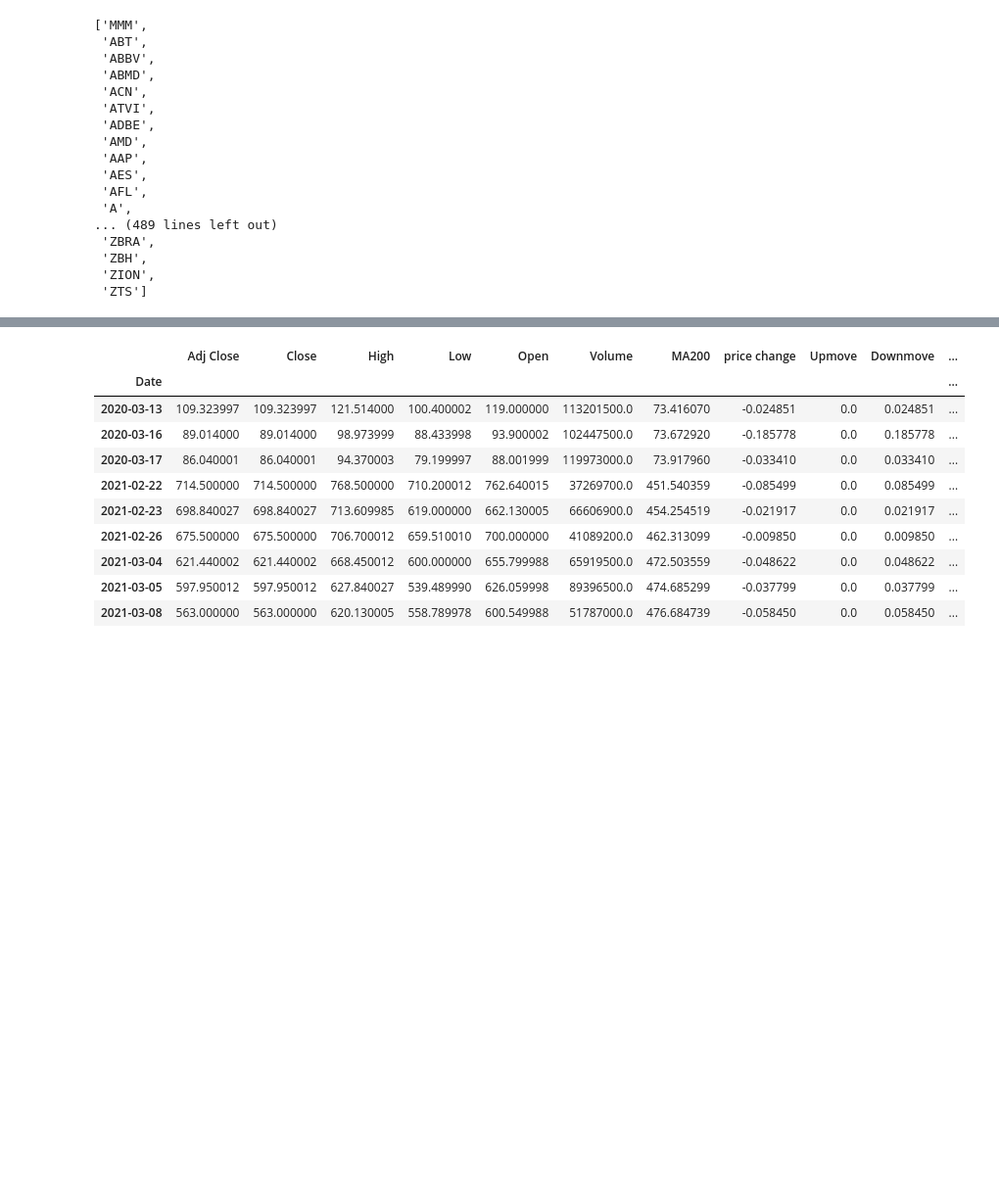
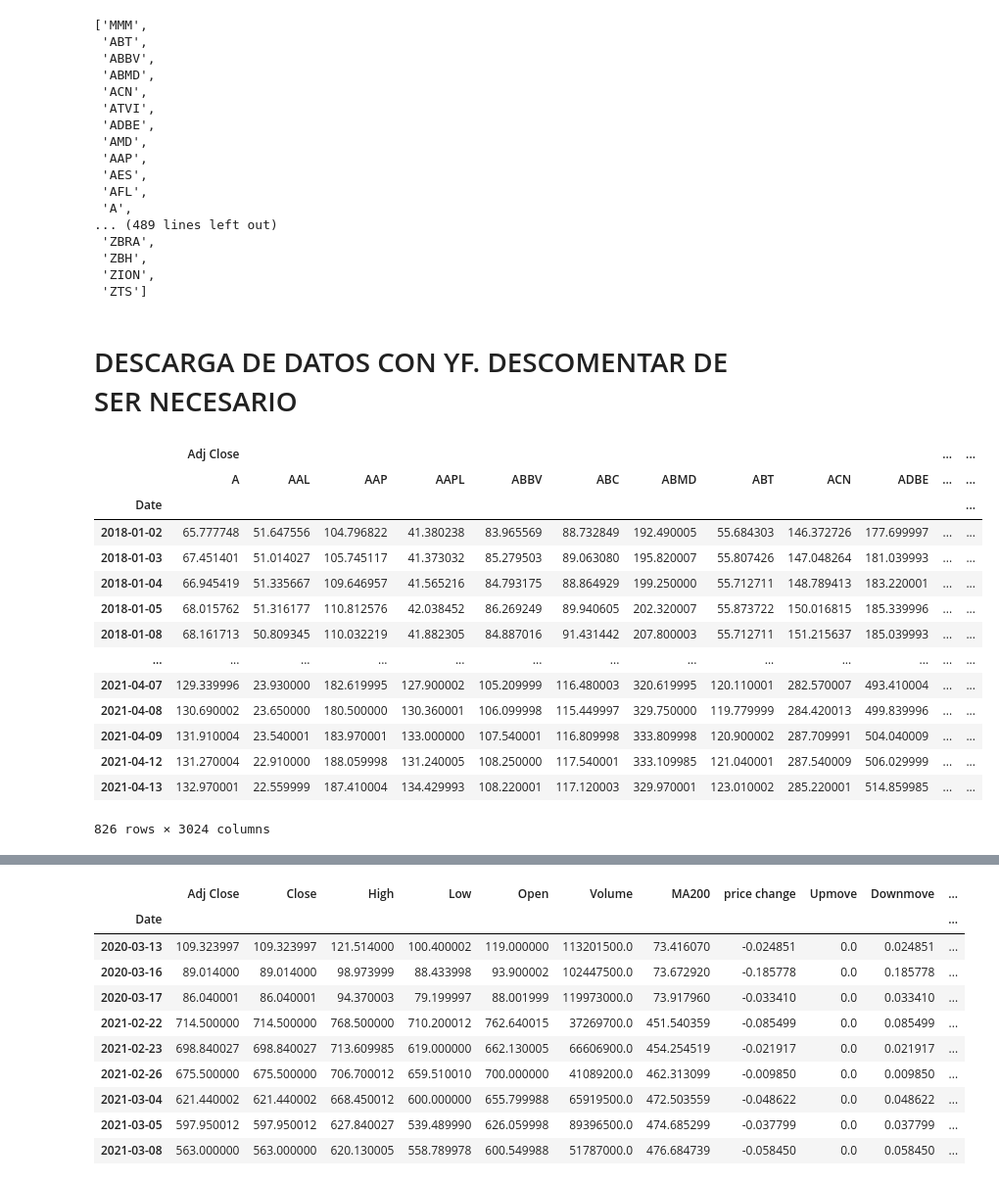
Before and after one commit to AgustinRamiroDiaz/Algorithmic-Python-Trading, a Jupyter notebook: RSI_Strat_x_500_Algovibes.ipynb, the cells around one changed output, grey strips where cells are left out. Shown at 98% size. Cells and saved outputs as stored; diff of their text form; code cells hidden in the pictures; blank space fills up the shorter version.

Commit message:
Saved local data for sp500

```diff
--- a/RSI_Strat_x_500_Algovibes.ipynb
+++ b/RSI_Strat_x_500_Algovibes.ipynb
@@ -95,3 +96,5 @@ tickers
 # %%
 # Si quiero eliminar un ticker de la lista
 tickers.remove('WDC')
+# %% [markdown]
+# DESCARGA DE DATOS CON YF. DESCOMENTAR DE SER NECESARIO
@@ -97,0 +106,20 @@ tickers.remove('WDC')
+# %%
+sp500 = pd.read_pickle("./SP500-data.pkl")
+# %%
+sp500
+# %% [output]
+|  | Adj Close |  |  |  |  |  |  |  |  |  | ... | ... |
+|  | A | AAL | AAP | AAPL | ABBV | ABC | ABMD | ABT | ACN | ADBE | ... | ... |
+| Date |  |  |  |  |  |  |  |  |  |  |  | ... |
+| 2018-01-02 | 65.777748 | 51.647556 | 104.796822 | 41.380238 | 83.965569 | 88.732849 | 192.490005 | 55.684303 | 146.372726 | 177.699997 | ... | ... |
+| 2018-01-03 | 67.451401 | 51.014027 | 105.745117 | 41.373032 | 85.279503 | 89.063080 | 195.820007 | 55.807426 | 147.048264 | 181.039993 | ... | ... |
+| 2018-01-04 | 66.945419 | 51.335667 | 109.646957 | 41.565216 | 84.793175 | 88.864929 | 199.250000 | 55.712711 | 148.789413 | 183.220001 | ... | ... |
+| 2018-01-05 | 68.015762 | 51.316177 | 110.812576 | 42.038452 | 86.269249 | 89.940605 | 202.320007 | 55.873722 | 150.016815 | 185.339996 | ... | ... |
+| 2018-01-08 | 68.161713 | 50.809345 | 110.032219 | 41.882305 | 84.887016 | 91.431442 | 207.800003 | 55.712711 | 151.215637 | 185.039993 | ... | ... |
+| ... | ... | ... | ... | ... | ... | ... | ... | ... | ... | ... | ... | ... |
+| 2021-04-07 | 129.339996 | 23.930000 | 182.619995 | 127.900002 | 105.209999 | 116.480003 | 320.619995 | 120.110001 | 282.570007 | 493.410004 | ... | ... |
+| 2021-04-08 | 130.690002 | 23.650000 | 180.500000 | 130.360001 | 106.099998 | 115.449997 | 329.750000 | 119.779999 | 284.420013 | 499.839996 | ... | ... |
+| 2021-04-09 | 131.910004 | 23.540001 | 183.970001 | 133.000000 | 107.540001 | 116.809998 | 333.809998 | 120.900002 | 287.709991 | 504.040009 | ... | ... |
+| 2021-04-12 | 131.270004 | 22.910000 | 188.059998 | 131.240005 | 108.250000 | 117.540001 | 333.109985 | 121.040001 | 287.540009 | 506.029999 | ... | ... |
+| 2021-04-13 | 132.970001 | 22.559999 | 187.410004 | 134.429993 | 108.220001 | 117.120003 | 329.970001 | 123.010002 | 285.220001 | 514.859985 | ... | ... |
+826 rows × 3024 columns
```
Also changed, not shown: parts of 10 cells of this notebook, 1 other file.
